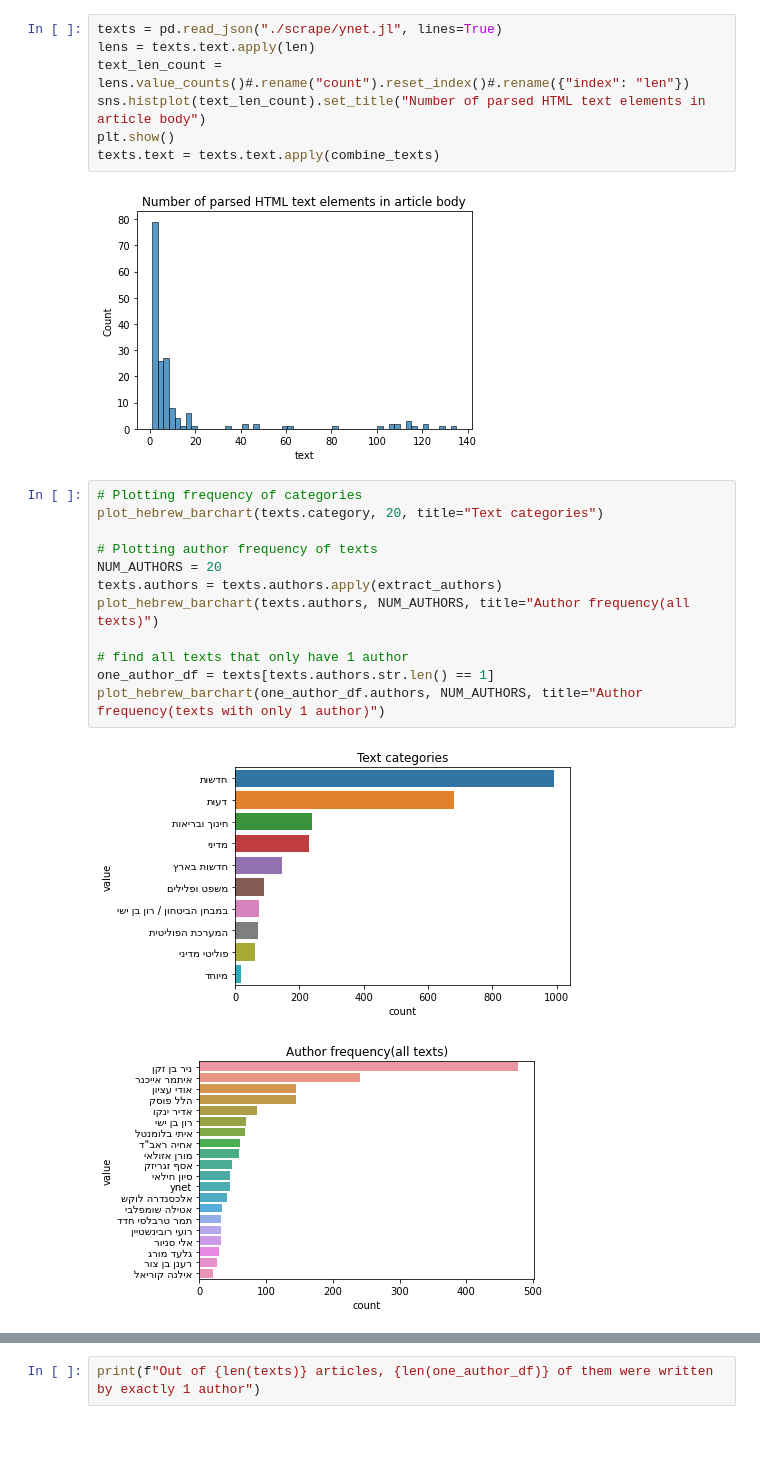
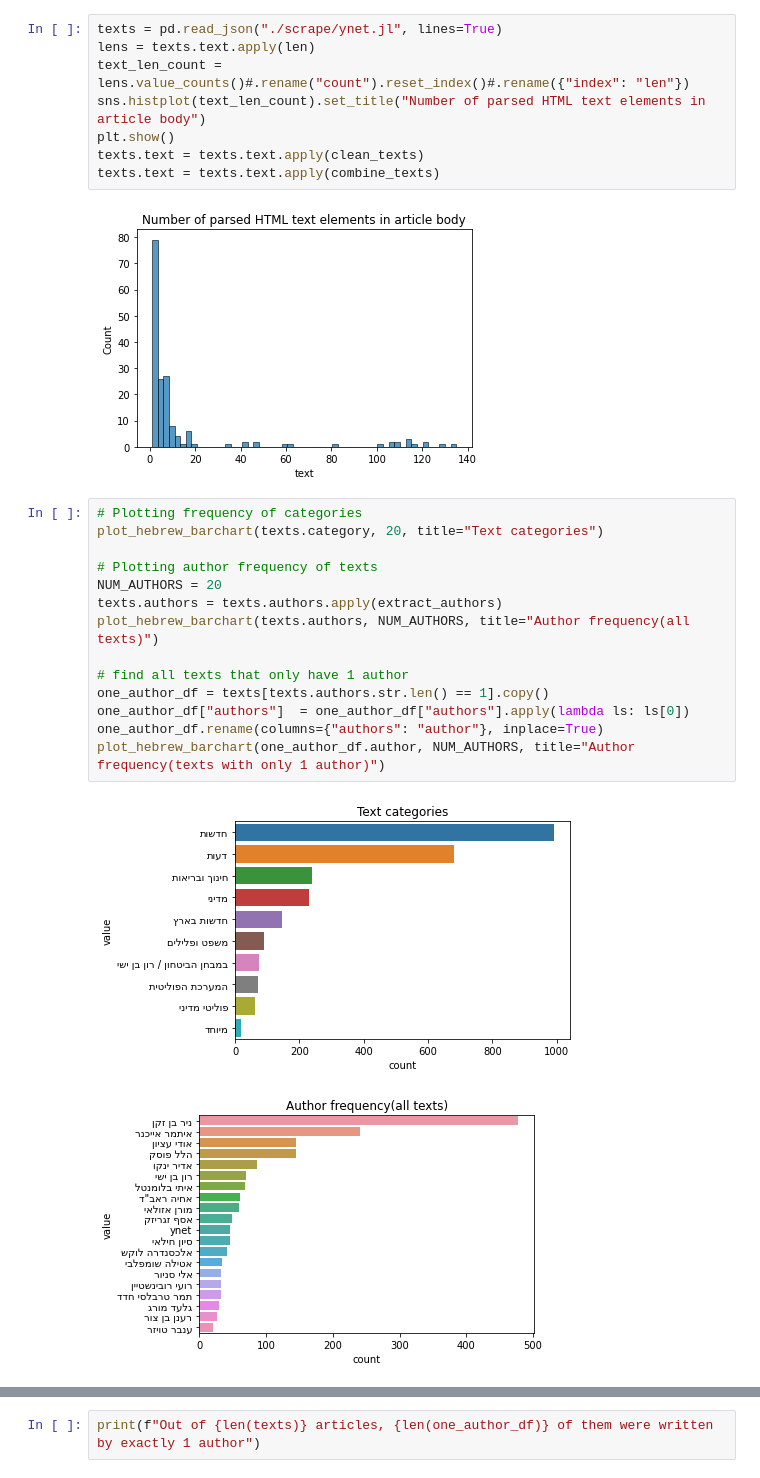
Before and after one commit to nmdanny/hnlp_proj, a Jupyter notebook: eda.ipynb, the cells around one changed output, grey strips where cells are left out. Drawn from its saved outputs; the diff is of its cells as text; blank space fills up the shorter version.

```diff
--- a/eda.ipynb
+++ b/eda.ipynb
@@ -19,24 +19,27 @@ lens = texts.text.apply(len)
 text_len_count = lens.value_counts()#.rename("count").reset_index()#.rename({"index": "len"})
 sns.histplot(text_len_count).set_title("Number of parsed HTML text elements in article body")
 plt.show()
+texts.text = texts.text.apply(clean_texts)
 texts.text = texts.text.apply(combine_texts)
 # %% [output]
 [figure]
 # %%
 # Plotting frequency of categories
 plot_hebrew_barchart(texts.category, 20, title="Text categories")
 
 # Plotting author frequency of texts
 NUM_AUTHORS = 20
 texts.authors = texts.authors.apply(extract_authors)
 plot_hebrew_barchart(texts.authors, NUM_AUTHORS, title="Author frequency(all texts)")
 
 # find all texts that only have 1 author
-one_author_df = texts[texts.authors.str.len() == 1]
-plot_hebrew_barchart(one_author_df.authors, NUM_AUTHORS, title="Author frequency(texts with only 1 author)")
+one_author_df = texts[texts.authors.str.len() == 1].copy()
+one_author_df["authors"]  = one_author_df["authors"].apply(lambda ls: ls[0])
+one_author_df.rename(columns={"authors": "author"}, inplace=True)
+plot_hebrew_barchart(one_author_df.author, NUM_AUTHORS, title="Author frequency(texts with only 1 author)")
 # %% [output]
 [figure]
-[figure, old version]
+[figure, new version]
 [figure]
 # %%
 print(f"Out of {len(texts)} articles, {len(one_author_df)} of them were written by exactly 1 author")
```
Also changed, not shown: parts of 2 cells of this notebook, 1 other file.
